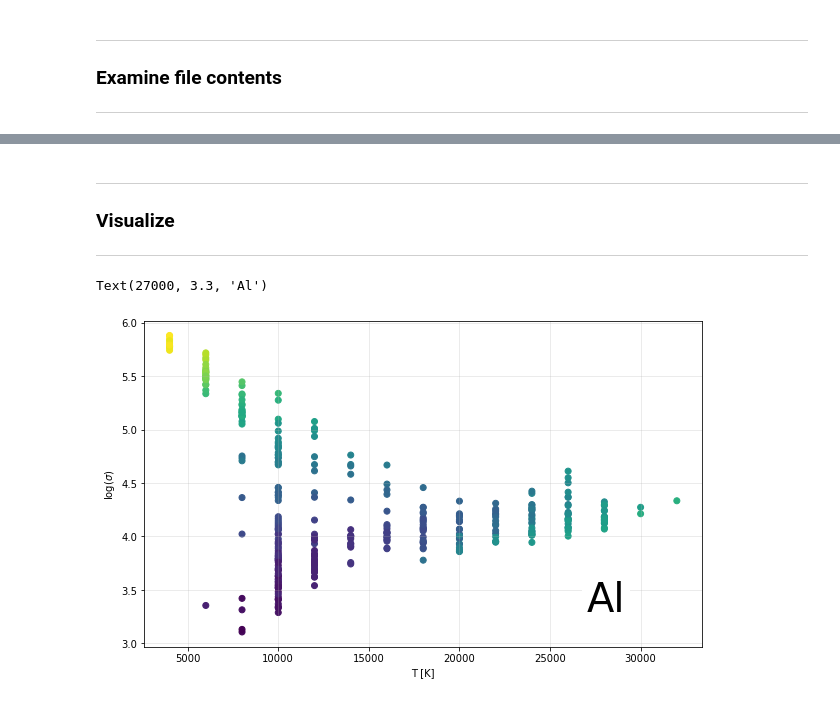
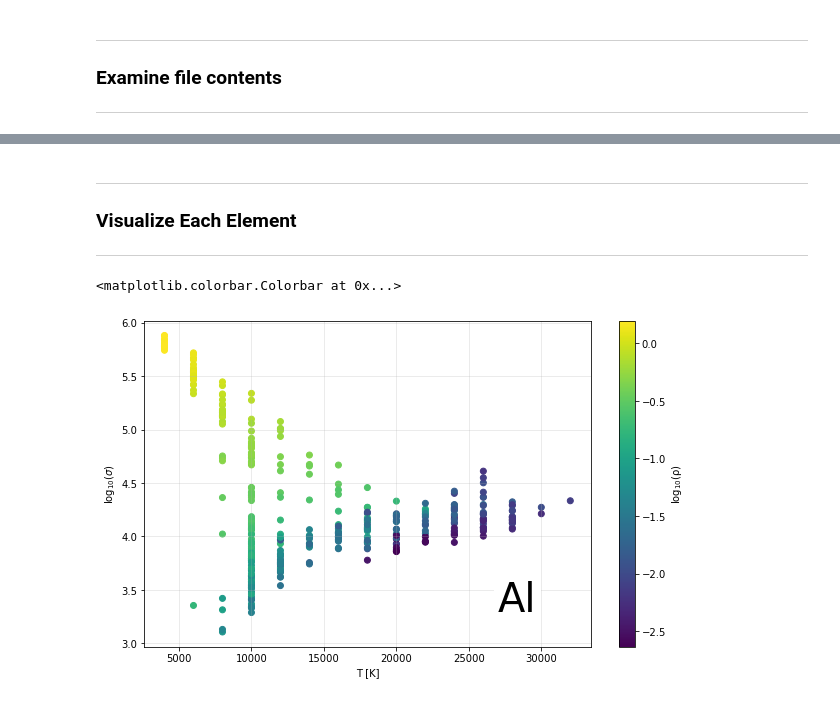
Before and after one commit to MurilloGroupMSU/Dense-Plasma-Properties-Database, a Jupyter notebook: database/DeSilvaKatsouros/View_DeSilva_data.ipynb, the cells around one changed output, grey strips where cells are left out. Saved outputs shown, nothing was run; the diff lists cells and outputs as text; code cells hidden in the pictures.

```diff
--- a/database/DeSilvaKatsouros/View_DeSilva_data.ipynb
+++ b/database/DeSilvaKatsouros/View_DeSilva_data.ipynb
@@ -64,18 +82,19 @@ Al_df.describe()
 # %% [markdown]
 ____
-### Visualize
+### Visualize Each Element
 ____
 # %%
 # Al
 plt.figure(figsize=(10,6))
-plt.scatter(Al_df["T(K)"], Al_df["log10(con)"], c=Al_df["Z"], label = "Al")
+plt.scatter(Al_df["T(K)"], Al_df["log10(con)"], c=Al_df["log10(rho)"], label = "Al")
 plt.xlabel("T [K]")
-plt.ylabel("$\log(\sigma)$")
+plt.ylabel("$\log_{10}(\sigma)$")
 plt.grid(alpha = 0.3)
 plt.text(27000, 3.3, "Al", fontsize=40, backgroundcolor = 'w')
+plt.colorbar(label="log$_{10}$(ρ)")
 # %% [output]
-Text(27000, 3.3, 'Al')
+<matplotlib.colorbar.Colorbar at 0x...>
-[figure, old version]
+[figure, new version]
 # %%
 # Ni
 plt.figure(figsize=(10,6))
```
Also changed, not shown: parts of 7 cells of this notebook.
